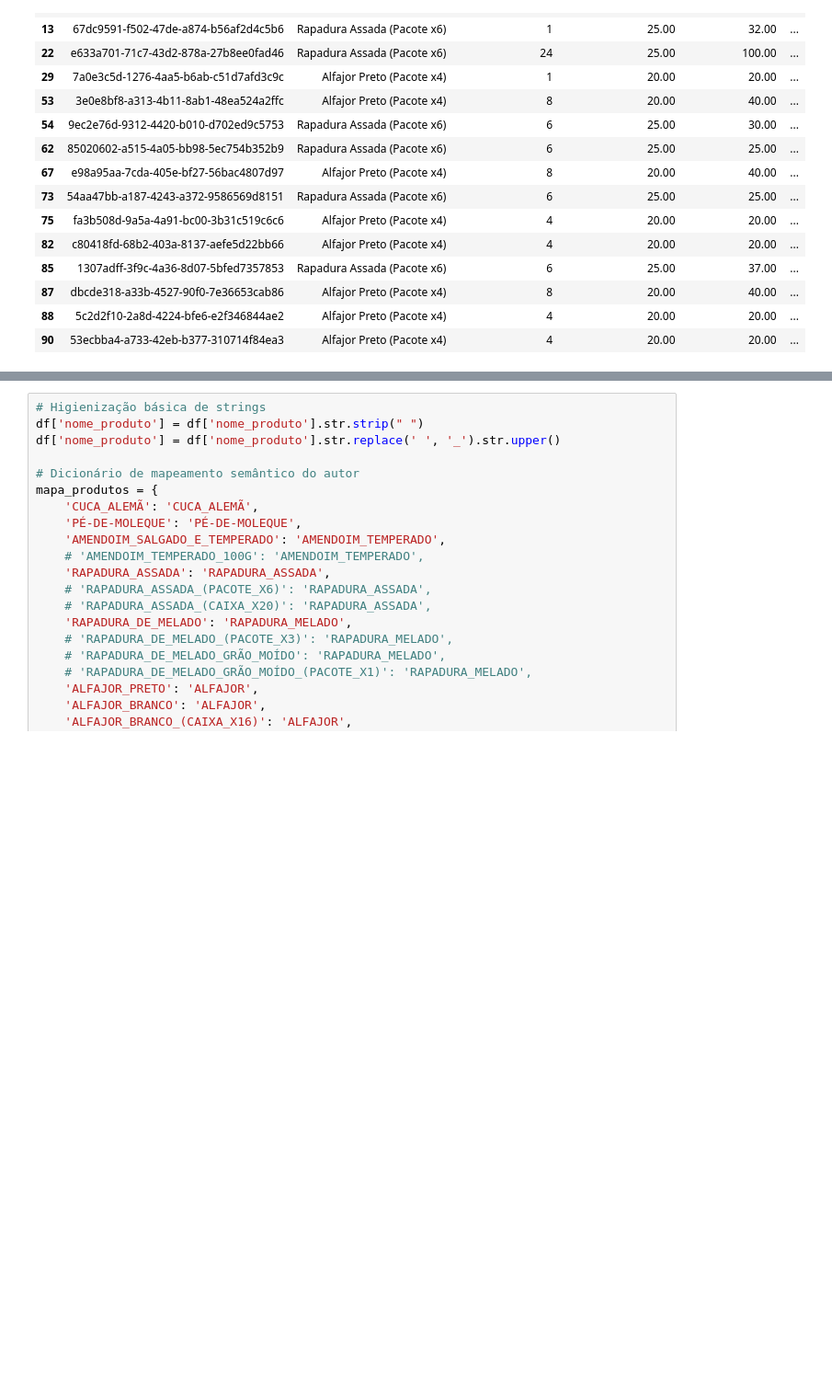
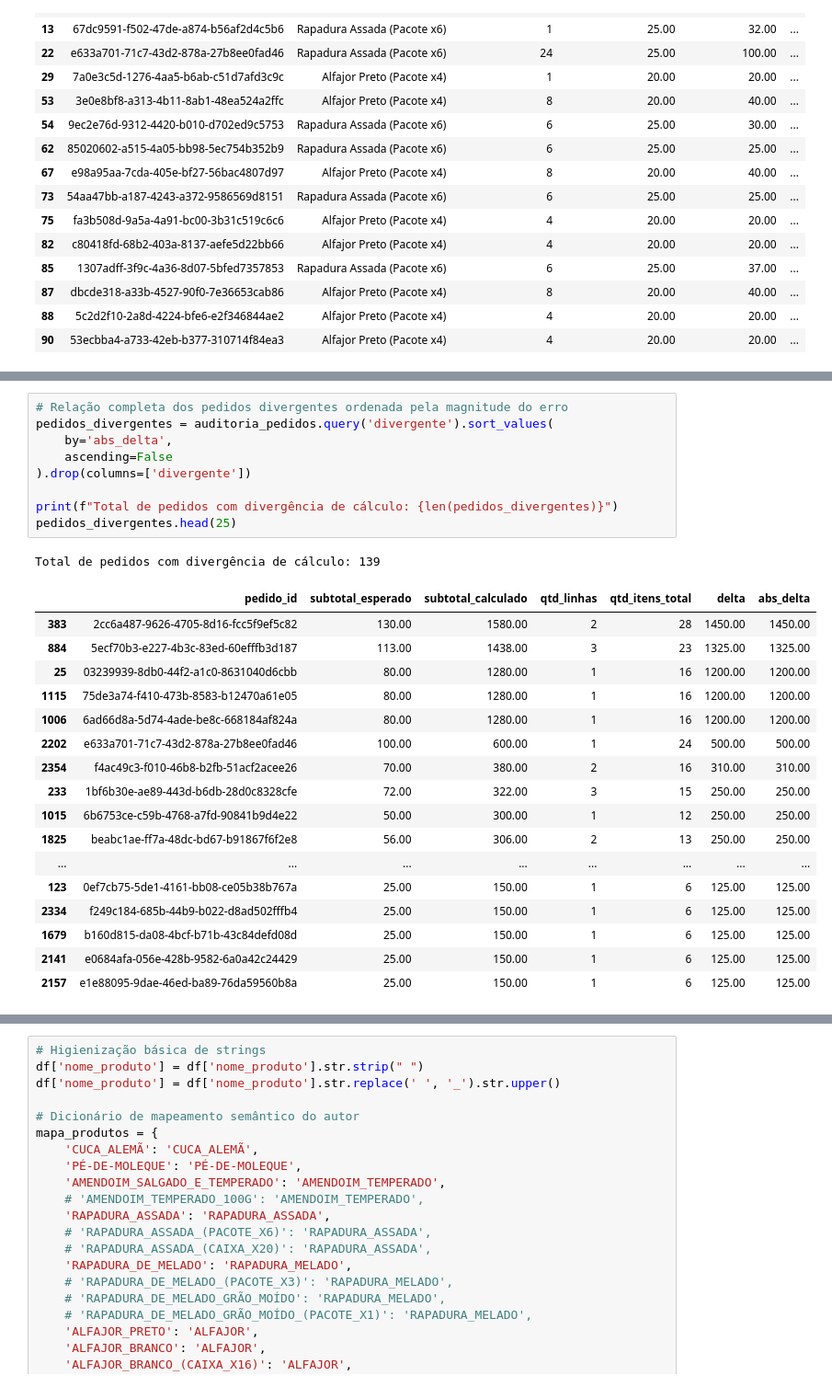
Before and after one commit to SIS-AMF/2026-2_trablho-g1-cd-ai2, a Jupyter notebook: eda_v2.ipynb, the cells around one changed output, grey strips where cells are left out. Shown at 92% size. Cells and saved outputs as stored; diff of their text form; blank space fills up the shorter version.

```diff
--- a/eda_v2.ipynb
+++ b/eda_v2.ipynb
@@ -202,0 +274,28 @@ itens_criticos[['pedido_id', 'nome_produto_bruto', 'quantidade_item', 'preco_uni
+# %%
+# Relação completa dos pedidos divergentes ordenada pela magnitude do erro
+pedidos_divergentes = auditoria_pedidos.query('divergente').sort_values(
+    by='abs_delta',
+    ascending=False
+).drop(columns=['divergente'])
+
+print(f"Total de pedidos com divergência de cálculo: {len(pedidos_divergentes)}")
+pedidos_divergentes.head(25)
+# %% [output]
+Total de pedidos com divergência de cálculo: 139
+|  | pedido_id | subtotal_esperado | subtotal_calculado | qtd_linhas | qtd_itens_total | delta | abs_delta |
+| 383 | 2cc6a487-9626-4705-8d16-fcc5f9ef5c82 | 130.00 | 1580.00 | 2 | 28 | 1450.00 | 1450.00 |
+| 884 | 5ecf70b3-e227-4b3c-83ed-60efffb3d187 | 113.00 | 1438.00 | 3 | 23 | 1325.00 | 1325.00 |
+| 25 | 03239939-8db0-44f2-a1c0-8631040d6cbb | 80.00 | 1280.00 | 1 | 16 | 1200.00 | 1200.00 |
+| 1115 | 75de3a74-f410-473b-8583-b12470a61e05 | 80.00 | 1280.00 | 1 | 16 | 1200.00 | 1200.00 |
+| 1006 | 6ad66d8a-5d74-4ade-be8c-668184af824a | 80.00 | 1280.00 | 1 | 16 | 1200.00 | 1200.00 |
+| 2202 | e633a701-71c7-43d2-878a-27b8ee0fad46 | 100.00 | 600.00 | 1 | 24 | 500.00 | 500.00 |
+| 2354 | f4ac49c3-f010-46b8-b2fb-51acf2acee26 | 70.00 | 380.00 | 2 | 16 | 310.00 | 310.00 |
+| 233 | 1bf6b30e-ae89-443d-b6db-28d0c8328cfe | 72.00 | 322.00 | 3 | 15 | 250.00 | 250.00 |
+| 1015 | 6b6753ce-c59b-4768-a7fd-90841b9d4e22 | 50.00 | 300.00 | 1 | 12 | 250.00 | 250.00 |
+| 1825 | beabc1ae-ff7a-48dc-bd67-b91867f6f2e8 | 56.00 | 306.00 | 2 | 13 | 250.00 | 250.00 |
+| ... | ... | ... | ... | ... | ... | ... | ... |
+| 123 | 0ef7cb75-5de1-4161-bb08-ce05b38b767a | 25.00 | 150.00 | 1 | 6 | 125.00 | 125.00 |
+| 2334 | f249c184-685b-44b9-b022-d8ad502fffb4 | 25.00 | 150.00 | 1 | 6 | 125.00 | 125.00 |
+| 1679 | b160d815-da08-4bcf-b71b-43c84defd08d | 25.00 | 150.00 | 1 | 6 | 125.00 | 125.00 |
+| 2141 | e0684afa-056e-428b-9582-6a0a42c24429 | 25.00 | 150.00 | 1 | 6 | 125.00 | 125.00 |
+| 2157 | e1e88095-9dae-46ed-ba89-76da59560b8a | 25.00 | 150.00 | 1 | 6 | 125.00 | 125.00 |
```
Also changed, not shown: parts of 12 cells of this notebook, 3 other files.
